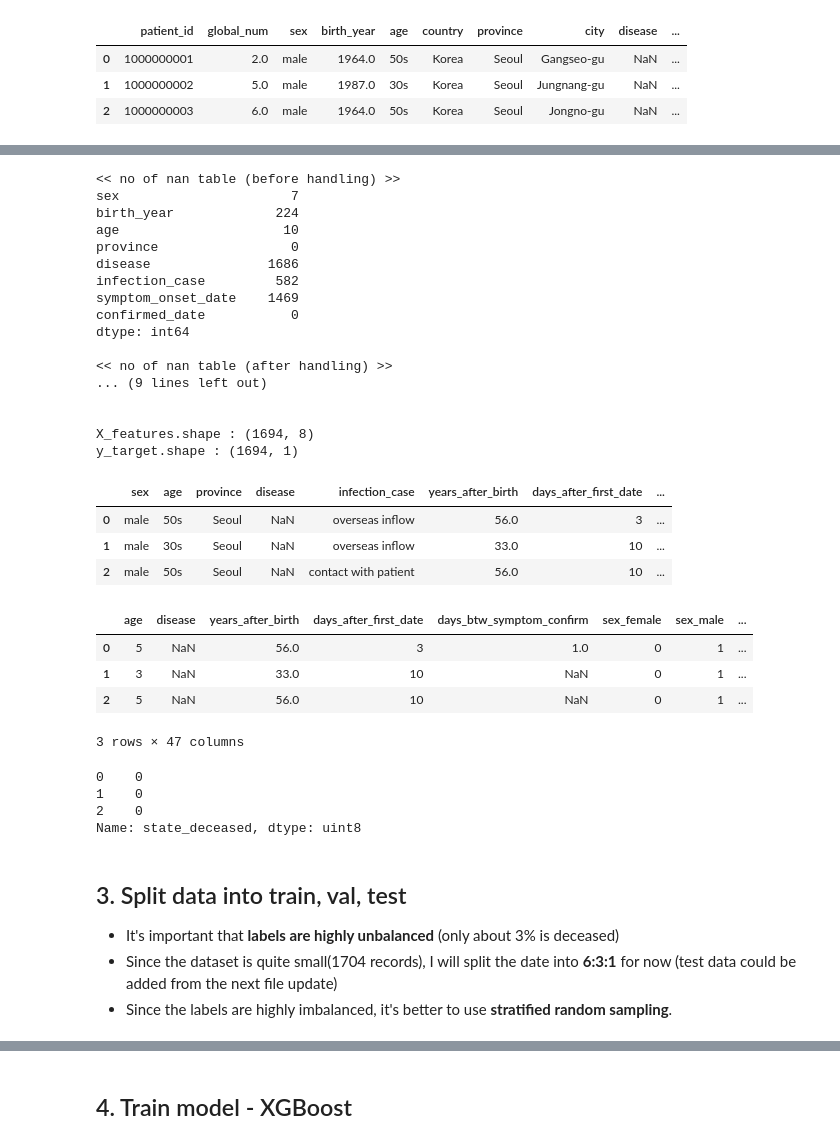
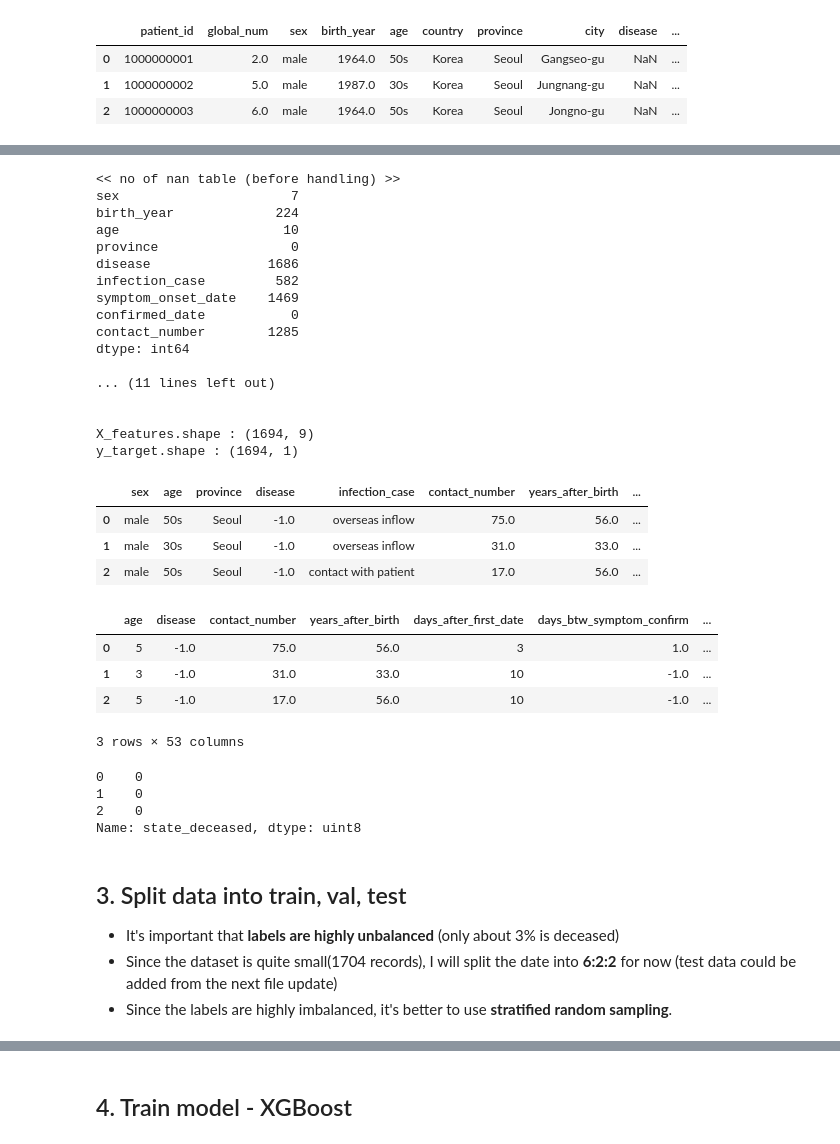
Before and after one commit to sam351/competitions, a Jupyter notebook: dacon_covid-19/ML/COVID_ML_04_XGBoost-final-features.ipynb, the cells around one changed output, grey strips where cells are left out. Drawn from its saved outputs; the diff is of its cells as text; code cells hidden in the pictures.

```diff
--- a/dacon_covid-19/ML/COVID_ML_04_XGBoost-final-features.ipynb
+++ b/dacon_covid-19/ML/COVID_ML_04_XGBoost-final-features.ipynb
@@ -87,7 +92,7 @@ Name: country, dtype: float64
 # %%
 # Select features
 X_features = PatientInfo_df[['sex', 'birth_year', 'age', 'province', 'disease', 'infection_case',
-                             'symptom_onset_date', 'confirmed_date', 'country']].copy()
+                             'symptom_onset_date', 'confirmed_date', 'contact_number']].copy()
 y_target = PatientInfo_df[['state']].copy()
 
 print(f'X_features.shape : {X_features.shape}')
@@ -112,8 +117,12 @@ X_features = X_features[~X_features.sex.isna() & ~X_features.age.isna()]
 mean_year_list = dict(X_features.groupby('age')['birth_year'].mean().round().reset_index().values)
 X_features.loc[X_features.birth_year.isna(), 'birth_year'] = X_features.loc[X_features.birth_year.isna(), 'age'].map( lambda x : mean_year_list[ x ] )
 
-# # deleted after evaluation - Handle nan - infection_case
-# X_features.loc[X_features.infection_case.isna(), 'infection_case'] = 'not-reported'
+# Handle nan - infection_case
+X_features.loc[X_features.infection_case.isna(), 'infection_case'] = 'not-reported'
+
+# Handle nan - disease, contact_number
+X_features.disease = X_features.disease.fillna(-1)
+X_features.contact_number = X_features.contact_number.fillna(-1)
 
 
 print('\n<< no of nan table (after handling) >>')
@@ -132,49 +141,50 @@ disease               1686
 infection_case         582
 symptom_onset_date    1469
 confirmed_date           0
+contact_number        1285
 dtype: int64
 
-<< no of nan table (after handling) >>
-... (9 lines left out)
+... (11 lines left out)
 
 
-X_features.shape : (1694, 8)
+X_features.shape : (1694, 9)
 y_target.shape : (1694, 1)
 # %%
 # Create new features
 X_features['years_after_birth'] = datetime.date.today().year - X_features['birth_year']
 
 X_features['days_after_first_date'] = X_features['confirmed_date'] - X_features['confirmed_date'].min()
 X_features['days_after_first_date'] = X_features['days_after_first_date'].dt.days
 
 X_features['days_btw_symptom_confirm'] = (X_features['confirmed_date'] - X_features['symptom_onset_date']).dt.days
+X_features['days_btw_symptom_confirm'] = X_features['days_btw_symptom_confirm'].fillna(-1)  # Handle nan
 
-# # deleted after evaluation - days_after_first_date_province
-# first_date_province_dict = dict(PatientInfo_df.groupby('province')['confirmed_date'].min().reset_index().values)
-# X_features['first_date_province'] = X_features['province'].map( lambda x : first_date_province_dict[x] )
-# X_features['days_after_first_date_province'] = X_features['confirmed_date'] - X_features['first_date_province']
-# X_features['days_after_first_date_province'] = X_features['days_after_first_date_province'].dt.days
+# deleted after evaluation - days_after_first_date_province
+first_date_province_dict = dict(PatientInfo_df.groupby('province')['confirmed_date'].min().reset_index().values)
+X_features['first_date_province'] = X_features['province'].map( lambda x : first_date_province_dict[x] )
+X_features['days_after_first_date_province'] = X_features['confirmed_date'] - X_features['first_date_province']
+X_features['days_after_first_date_province'] = X_features['days_after_first_date_province'].dt.days
 
-# # deleted after evaluation - province infomations
-# province_info_dict = { item_list[0]:item_list[1:] for item_list in Region_df.values }
-# X_features['province_safe_hospitals_count'] = X_features.province.map(lambda x : province_info_dict[x][0])
-# X_features['province_infection_hospitals_count'] = X_features.province.map(lambda x : province_info_dict[x][1])
-# X_features['province_infection_bed_count'] = X_features.province.map(lambda x : province_info_dict[x][2])
+# deleted after evaluation - province infomations
+province_info_dict = { item_list[0]:item_list[1:] for item_list in Region_df.values }
+X_features['province_safe_hospitals_count'] = X_features.province.map(lambda x : province_info_dict[x][0])
+X_features['province_infection_hospitals_count'] = X_features.province.map(lambda x : province_info_dict[x][1])
+X_features['province_infection_bed_count'] = X_features.province.map(lambda x : province_info_dict[x][2])
 
-X_features = X_features.drop(columns=['birth_year', 'symptom_onset_date', 'confirmed_date'])
+X_features = X_features.drop(columns=['birth_year', 'symptom_onset_date', 'confirmed_date', 'first_date_province'])
 
 X_features.head(3)
 # %% [output]
-|  | sex | age | province | disease | infection_case | years_after_birth | days_after_first_date | ... |
-| 0 | male | 50s | Seoul | NaN | overseas inflow | 56.0 | 3 | ... |
-| 1 | male | 30s | Seoul | NaN | overseas inflow | 33.0 | 10 | ... |
-| 2 | male | 50s | Seoul | NaN | contact with patient | 56.0 | 10 | ... |
+|  | sex | age | province | disease | infection_case | contact_number | years_after_birth | ... |
+| 0 | male | 50s | Seoul | -1.0 | overseas inflow | 75.0 | 56.0 | ... |
+| 1 | male | 30s | Seoul | -1.0 | overseas inflow | 31.0 | 33.0 | ... |
+| 2 | male | 50s | Seoul | -1.0 | contact with patient | 17.0 | 56.0 | ... |
 # %%
 # feature encoding - X_features
 X_features_processed = X_features.copy()
-X_features_processed = pd.concat([X_features_processed, pd.get_dummies(X_features_processed[['sex', 'province', 'country', 'infection_case']])],
+X_features_processed = pd.concat([X_features_processed, pd.get_dummies(X_features_processed[['sex', 'province', 'infection_case']])],
                                  axis=1)  # one-hot encoding
-X_features_processed = X_features_processed.drop(columns=['sex', 'province', 'country', 'infection_case'])
+X_features_processed = X_features_processed.drop(columns=['sex', 'province', 'infection_case'])
 X_features_processed['age'] = X_features.age.str.replace('s','').astype(int)//10  # label encoding
 
 display(X_features_processed.head(3))
@@ -185,11 +195,11 @@ print()
 y_target_processed = pd.get_dummies(y_target)['state_deceased']
 display(y_target_processed.head(3))
 # %% [output]
-|  | age | disease | years_after_birth | days_after_first_date | days_btw_symptom_confirm | sex_female | sex_male | ... |
-| 0 | 5 | NaN | 56.0 | 3 | 1.0 | 0 | 1 | ... |
-| 1 | 3 | NaN | 33.0 | 10 | NaN | 0 | 1 | ... |
-| 2 | 5 | NaN | 56.0 | 10 | NaN | 0 | 1 | ... |
+|  | age | disease | contact_number | years_after_birth | days_after_first_date | days_btw_symptom_confirm | ... |
+| 0 | 5 | -1.0 | 75.0 | 56.0 | 3 | 1.0 | ... |
+| 1 | 3 | -1.0 | 31.0 | 33.0 | 10 | -1.0 | ... |
+| 2 | 5 | -1.0 | 17.0 | 56.0 | 10 | -1.0 | ... |
-3 rows × 47 columns
+3 rows × 53 columns
 0    0
 1    0
 2    0
@@ -197,7 +207,7 @@ Name: state_deceased, dtype: uint8
 # %% [markdown]
 ## 3. Split data into train, val, test
 - It's important that **labels are highly unbalanced** (only about 3% is deceased)
-- Since the dataset is quite small(1704 records), I will split the date into **6:3:1** for now (test data could be added from the next file update)
+- Since the dataset is quite small(1704 records), I will split the date into **6:2:2** for now (test data could be added from the next file update)
 - Since the labels are highly imbalanced, it's better to use **stratified random sampling**.
 # %%
 # Get train dataset
```
Also changed, not shown: parts of 7 cells of this notebook.
